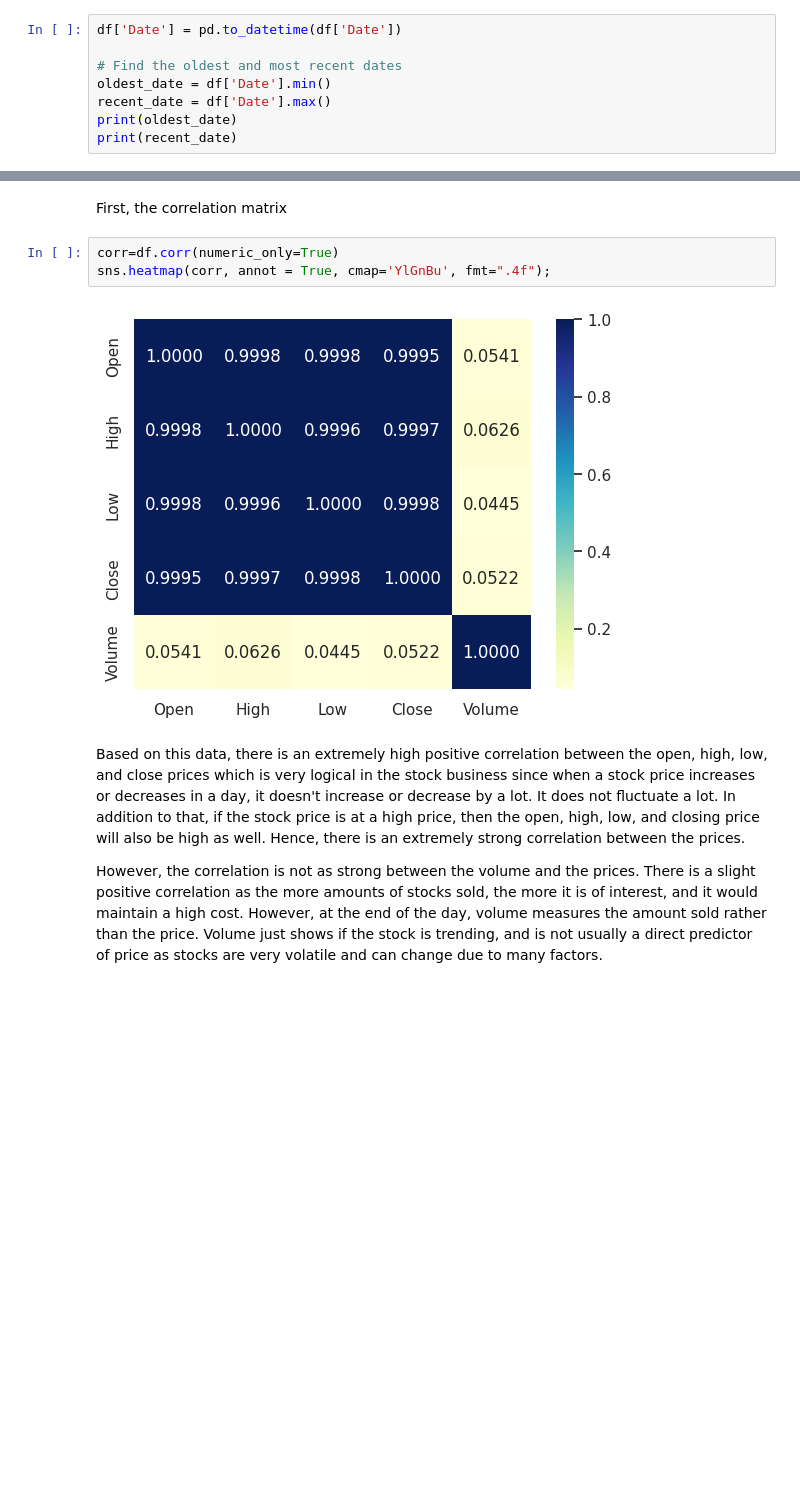
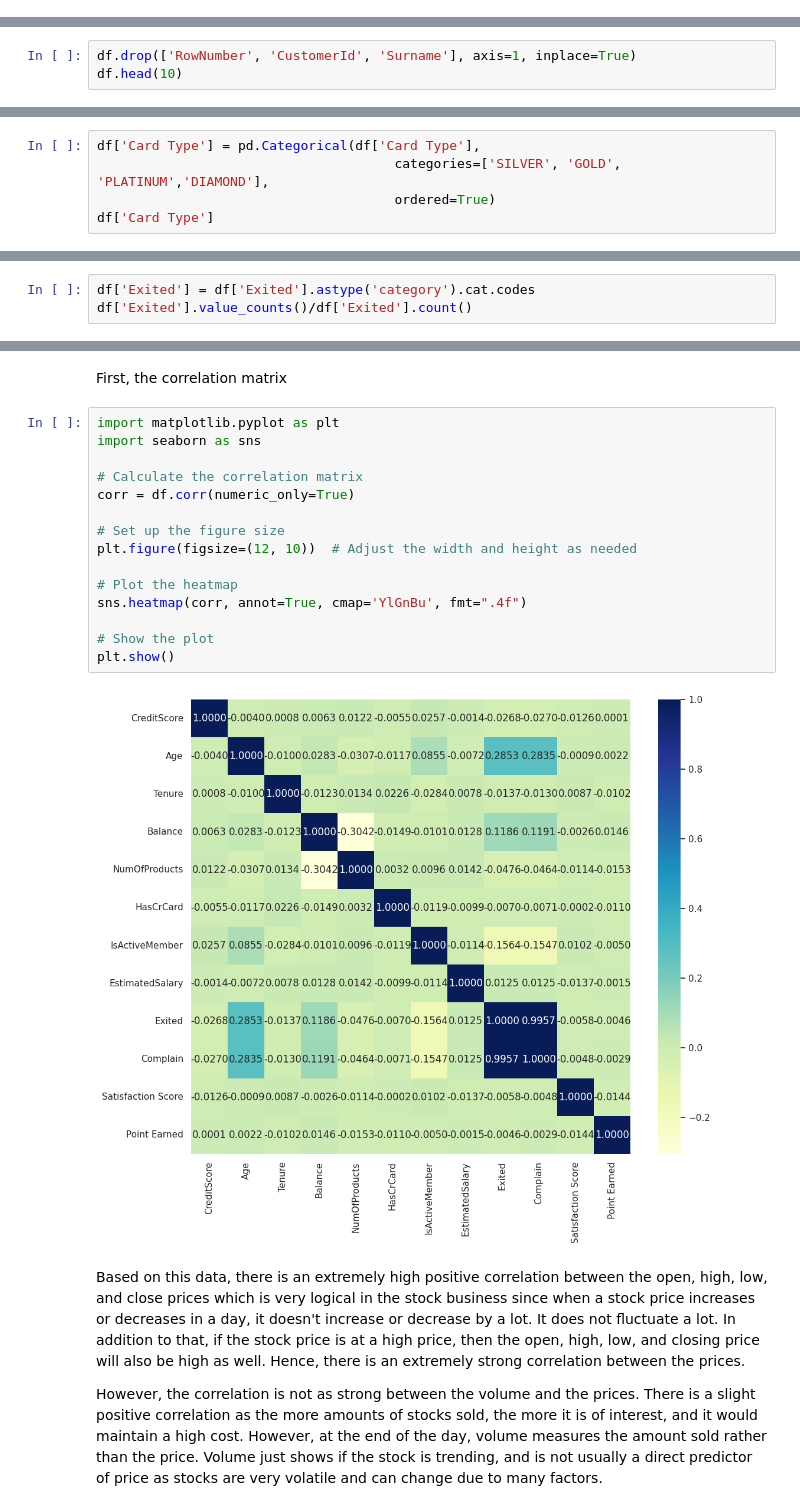
Before and after one commit to Jowayria-27/Artifical-Intelligence-Project, a Jupyter notebook: Customer_Churn.ipynb, the cells around one changed output, grey strips where cells are left out. Drawn from its saved outputs; the diff is of its cells as text; blank space fills up the shorter version.

```diff
--- a/Customer_Churn.ipynb
+++ b/Customer_Churn.ipynb
@@ -152,8 +179,0 @@ We want to see the range of dates that exist in this dataset
-# %%
-df['Date'] = pd.to_datetime(df['Date'])
-
-# Find the oldest and most recent dates
-oldest_date = df['Date'].min()
-recent_date = df['Date'].max()
-print(oldest_date)
-print(recent_date)
@@ -164,0 +199,3 @@ Based on this, this dataset starts in April 1st 2015 and ends in March 31st 2021
+# %%
+df.drop(['RowNumber', 'CustomerId', 'Surname'], axis=1, inplace=True)
+df.head(10)
@@ -164,0 +216,5 @@ Based on this, this dataset starts in April 1st 2015 and ends in March 31st 2021
+# %%
+df['Card Type'] = pd.Categorical(df['Card Type'],
+                                      categories=['SILVER', 'GOLD', 'PLATINUM','DIAMOND'],
+                                      ordered=True)
+df['Card Type']
@@ -188,0 +316,3 @@ This entropy is high as the dataset is continous and does not have distinct cate
+# %%
+df['Exited'] = df['Exited'].astype('category').cat.codes
+df['Exited'].value_counts()/df['Exited'].count()
@@ -192,11 +330,23 @@ This entropy is high as the dataset is continous and does not have distinct cate
 Next, we are going to create a correlation matrix and visualize the data we have so that we can better explore our data
 # %% [markdown]
 First, the correlation matrix
-# %%
-corr=df.corr(numeric_only=True)
-sns.heatmap(corr, annot = True, cmap='YlGnBu', fmt=".4f");
-# %% [output]
-[figure, removed]
+# %%
+import matplotlib.pyplot as plt
+import seaborn as sns
+
+# Calculate the correlation matrix
+corr = df.corr(numeric_only=True)
+
+# Set up the figure size
+plt.figure(figsize=(12, 10))  # Adjust the width and height as needed
+
+# Plot the heatmap
+sns.heatmap(corr, annot=True, cmap='YlGnBu', fmt=".4f")
+
+# Show the plot
+plt.show()
+# %% [output]
+[figure, added]
 # %% [markdown]
 Based on this data, there is an extremely high positive correlation between the open, high, low, and close prices which is very logical in the stock business since when a stock price increases or decreases in a day, it doesn't increase or decrease by a lot. It does not fluctuate a lot. In addition to that, if the stock price is at a high price, then the open, high, low, and closing price will also be high as well. Hence, there is an extremely strong correlation between the prices.
 
```
Also changed, not shown: parts of 32 cells of this notebook.
